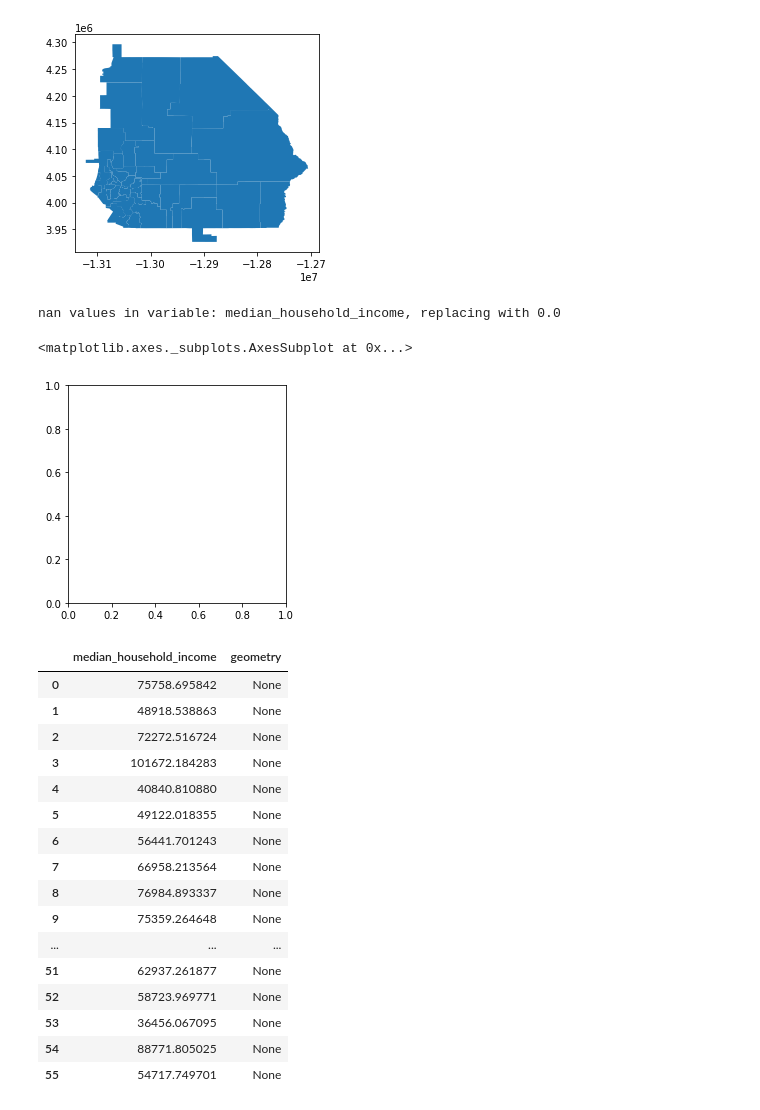
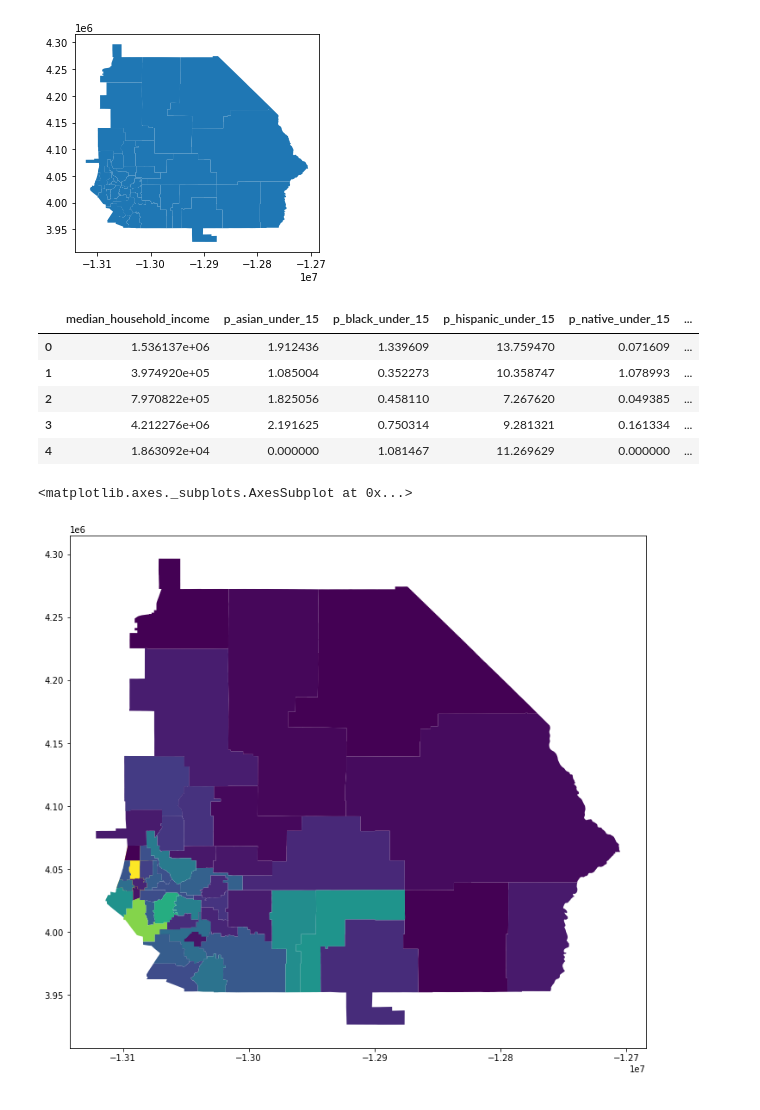
Before and after one commit to fiendskrah/finalcapstone, a Jupyter notebook: 350_ie_geosnap.ipynb, the cells around one changed output. Saved outputs shown, nothing was run; the diff lists cells and outputs as text; code cells hidden in the pictures.

Commit message:
working interpolation, comparison of census to CDE visualization in 350

```diff
--- a/350_ie_geosnap.ipynb
+++ b/350_ie_geosnap.ipynb
@@ -245,31 +245,18 @@ ie.plot()
 <matplotlib.axes._subplots.AxesSubplot at 0x...>
 [figure]
 # %%
-results = tobler.area_weighted.area_interpolate(riverside, ie, intensive_variables=ext_vars, allocate_total=False)
+results = tobler.area_weighted.area_interpolate(riverside, ie, intensive_variables=int_vars, extensive_variables=ext_vars, allocate_total=False)
-# %% [output]
-nan values in variable: median_household_income, replacing with 0.0
 # %%
-results.plot()
+results.head()
 # %% [output]
-<matplotlib.axes._subplots.AxesSubplot at 0x...>
-[figure, removed]
+|  | median_household_income | p_asian_under_15 | p_black_under_15 | p_hispanic_under_15 | p_native_under_15 | ... |
+| 0 | 1.536137e+06 | 1.912436 | 1.339609 | 13.759470 | 0.071609 | ... |
+| 1 | 3.974920e+05 | 1.085004 | 0.352273 | 10.358747 | 1.078993 | ... |
+| 2 | 7.970822e+05 | 1.825056 | 0.458110 | 7.267620 | 0.049385 | ... |
+| 3 | 4.212276e+06 | 2.191625 | 0.750314 | 9.281321 | 0.161334 | ... |
+| 4 | 1.863092e+04 | 0.000000 | 1.081467 | 11.269629 | 0.000000 | ... |
-# %%
-results
-# %% [output]
-|  | median_household_income | geometry |
-| 0 | 75758.695842 | None |
-| 1 | 48918.538863 | None |
-| 2 | 72272.516724 | None |
-| 3 | 101672.184283 | None |
-| 4 | 40840.810880 | None |
-| 5 | 49122.018355 | None |
-| 6 | 56441.701243 | None |
-| 7 | 66958.213564 | None |
-| 8 | 76984.893337 | None |
-| 9 | 75359.264648 | None |
-| ... | ... | ... |
-| 51 | 62937.261877 | None |
-| 52 | 58723.969771 | None |
-| 53 | 36456.067095 | None |
-| 54 | 88771.805025 | None |
-| 55 | 54717.749701 | None |
+# %%
+results.plot('median_household_income', figsize=(12, 12))
+# %% [output]
+<matplotlib.axes._subplots.AxesSubplot at 0x...>
+[figure, added]
```
Also changed, not shown: parts of 15 cells of this notebook, 1 other file.
